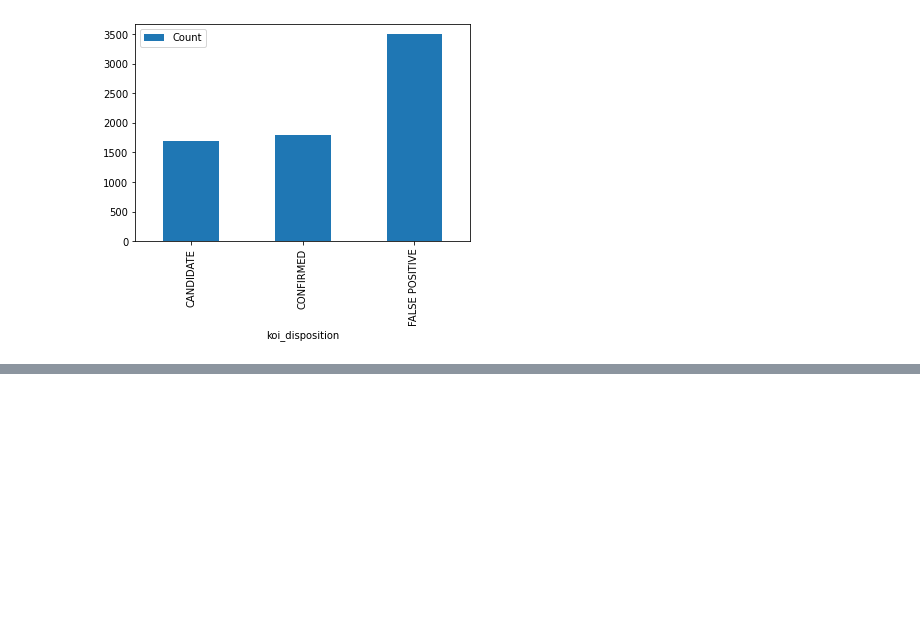
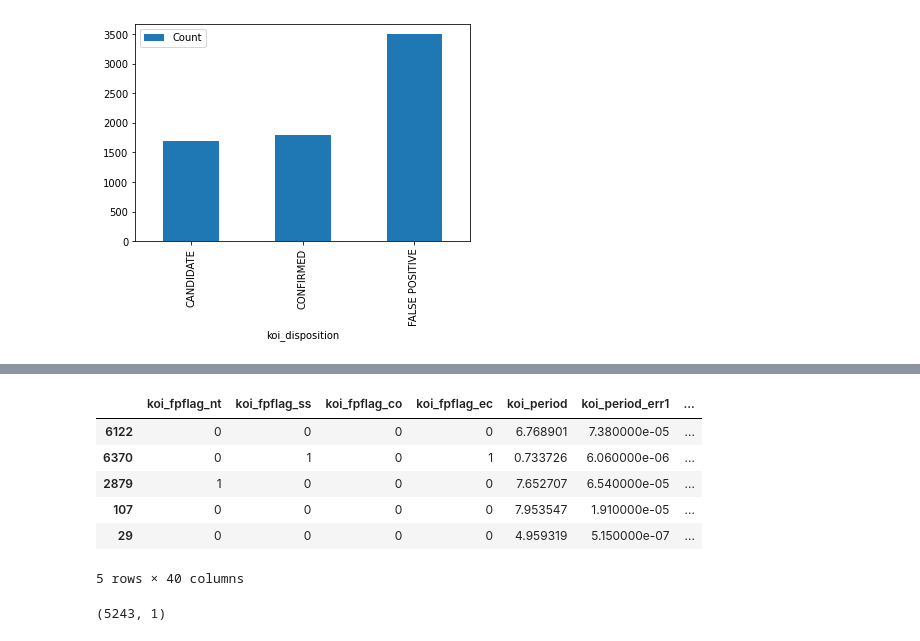
Before and after one commit to Prarthna-design/Machine-Learning, a Jupyter notebook: LogisticRegression-Model1.ipynb, the cells around one changed output, grey strips where cells are left out. Cells and saved outputs as stored; diff of their text form; code cells hidden in the pictures; blank space fills up the shorter version.

Commit message:
added preprocessing code

```diff
--- a/LogisticRegression-Model1.ipynb
+++ b/LogisticRegression-Model1.ipynb
@@ -52,0 +102,9 @@ grouped_df.plot(kind="bar")
+# %%
+# Assign the data to X and y
+# Note: Sklearn requires a two-dimensional array of values
+# so we use reshape to create this
+
+X = selected_features
+y = df[['koi_disposition']].values.reshape(-1, 1)
+
+print("Shape: ", X.shape, y.shape)
@@ -52,0 +113,8 @@ grouped_df.plot(kind="bar")
+# %%
+from sklearn.preprocessing import LabelEncoder
+
+# Step 1: Label-encode data set
+label_encoder = LabelEncoder()
+label_encoder.fit(y.flatten())
+encoded_y = label_encoder.transform(y.flatten())
+encoded_y
@@ -52,0 +123,2 @@ grouped_df.plot(kind="bar")
+# %%
+encoded_y = encoded_y.reshape(-1, 1)
@@ -52,0 +148,19 @@ grouped_df.plot(kind="bar")
+# %%
+# Use sklearn's `train_test_split` to split the data into training and testing
+from sklearn.model_selection import train_test_split
+
+X_train, X_test, y_train, y_test = train_test_split(X, encoded_y, random_state=42)
+# %%
+X_train.head()
+# %% [output]
+|  | koi_fpflag_nt | koi_fpflag_ss | koi_fpflag_co | koi_fpflag_ec | koi_period | koi_period_err1 | ... |
+| 6122 | 0 | 0 | 0 | 0 | 6.768901 | 7.380000e-05 | ... |
+| 6370 | 0 | 1 | 0 | 1 | 0.733726 | 6.060000e-06 | ... |
+| 2879 | 1 | 0 | 0 | 0 | 7.652707 | 6.540000e-05 | ... |
+| 107 | 0 | 0 | 0 | 0 | 7.953547 | 1.910000e-05 | ... |
+| 29 | 0 | 0 | 0 | 0 | 4.959319 | 5.150000e-07 | ... |
+5 rows × 40 columns
+# %%
+y_train.shape
+# %% [output]
+(5243, 1)
```
Also changed, not shown: parts of 11 cells of this notebook.
